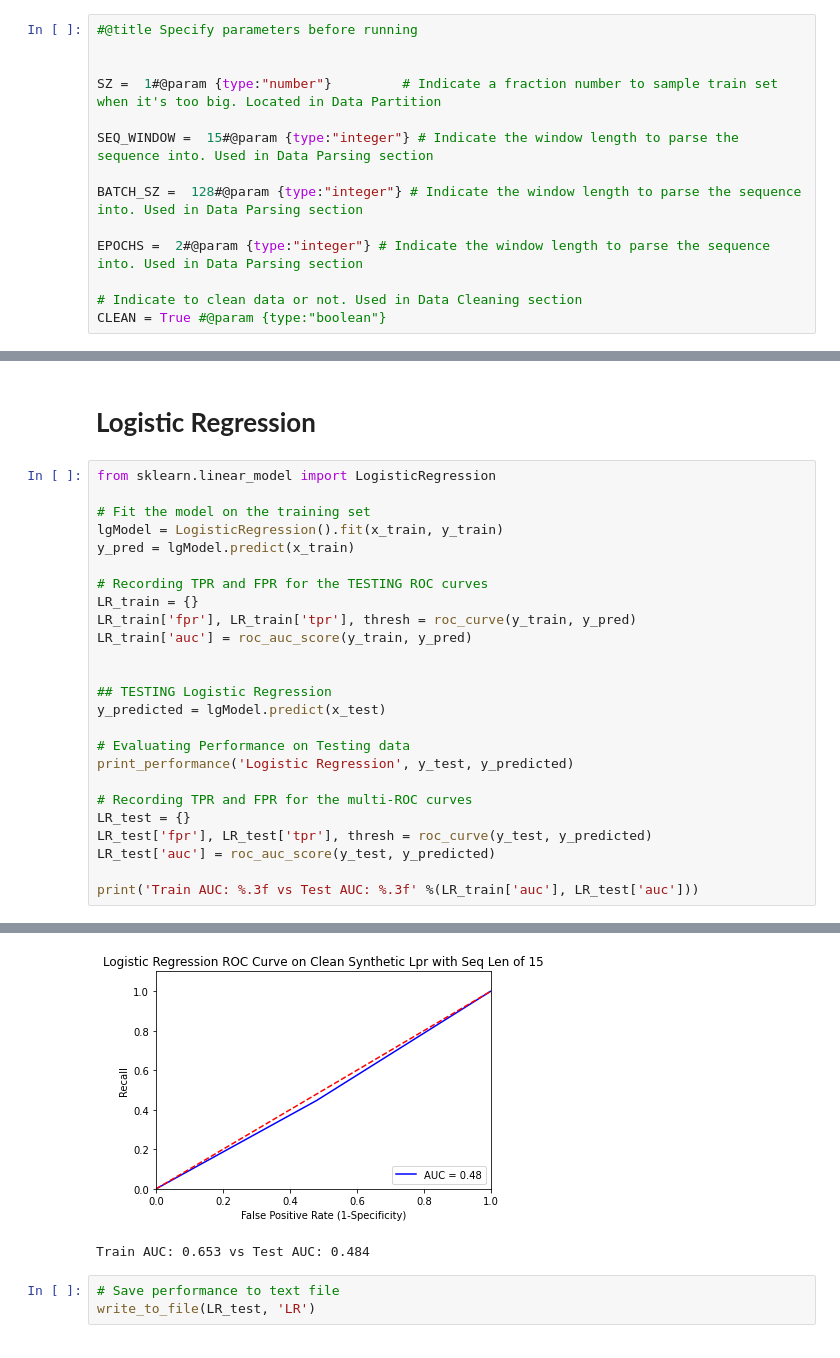
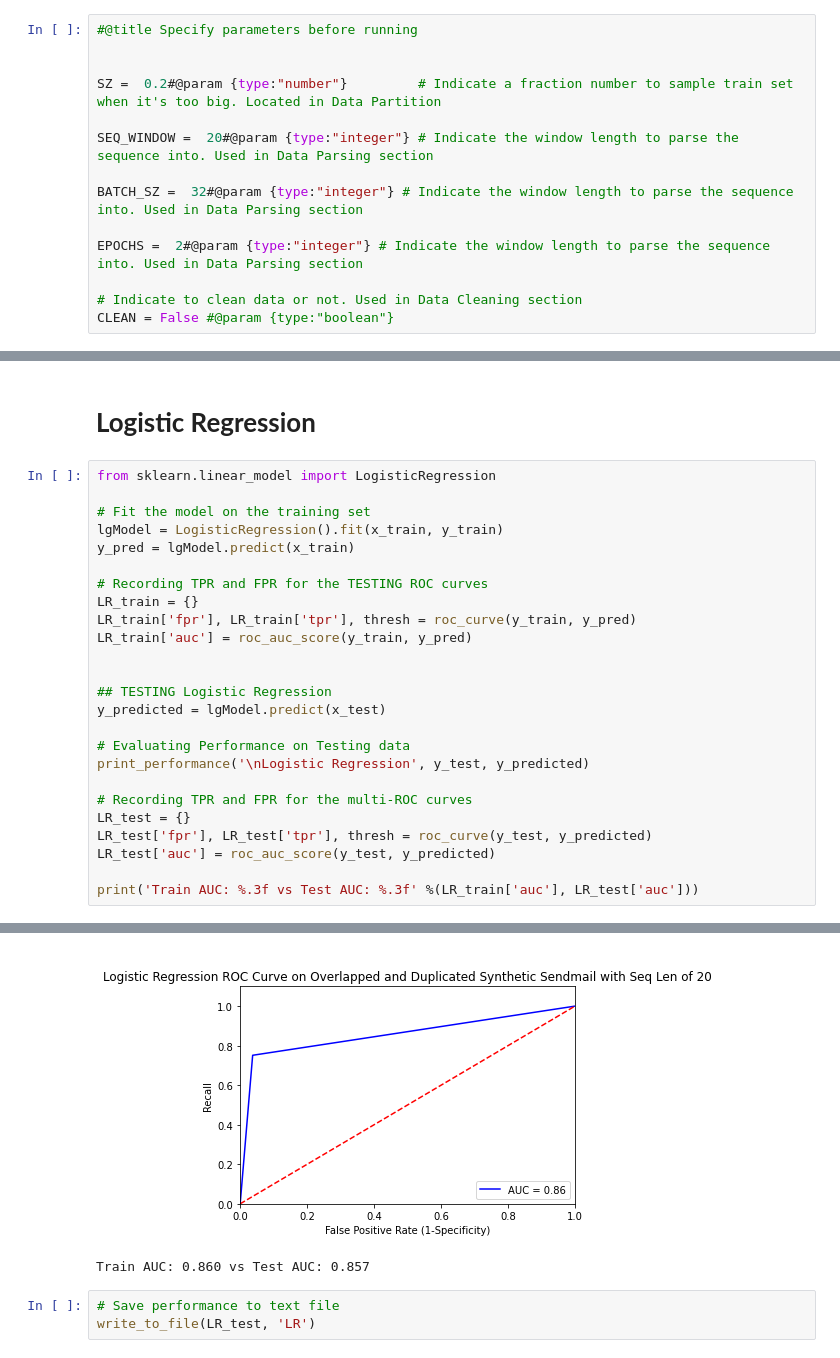
Before and after one commit to NganTran-0017/HIDS, a Jupyter notebook: ML_HIDS.ipynb, the cells around one changed output, grey strips where cells are left out. Cells and saved outputs as stored; diff of their text form.

```diff
--- a/ML_HIDS.ipynb
+++ b/ML_HIDS.ipynb
@@ -7,16 +7,16 @@
 #@title Specify parameters before running
 
 
-SZ =  1#@param {type:"number"}         # Indicate a fraction number to sample train set when it's too big. Located in Data Partition
+SZ =  0.2#@param {type:"number"}         # Indicate a fraction number to sample train set when it's too big. Located in Data Partition
 
-SEQ_WINDOW =  15#@param {type:"integer"} # Indicate the window length to parse the sequence into. Used in Data Parsing section
+SEQ_WINDOW =  20#@param {type:"integer"} # Indicate the window length to parse the sequence into. Used in Data Parsing section
 
-BATCH_SZ =  128#@param {type:"integer"} # Indicate the window length to parse the sequence into. Used in Data Parsing section
+BATCH_SZ =  32#@param {type:"integer"} # Indicate the window length to parse the sequence into. Used in Data Parsing section
 
 EPOCHS =  2#@param {type:"integer"} # Indicate the window length to parse the sequence into. Used in Data Parsing section
 
 # Indicate to clean data or not. Used in Data Cleaning section
-CLEAN = True #@param {type:"boolean"}
+CLEAN = False #@param {type:"boolean"}
 # %%
 import pandas as pd
 import numpy as np
@@ -708,7 +705,7 @@ LR_train['auc'] = roc_auc_score(y_train, y_pred)
 y_predicted = lgModel.predict(x_test)
 
 # Evaluating Performance on Testing data
-print_performance('Logistic Regression', y_test, y_predicted)
+print_performance('\nLogistic Regression', y_test, y_predicted)
 
 # Recording TPR and FPR for the multi-ROC curves
 LR_test = {}
@@ -740,5 +737,5 @@ AUC: 0.48
-[figure, old version]
+[figure, new version]
-Train AUC: 0.653 vs Test AUC: 0.484
+Train AUC: 0.860 vs Test AUC: 0.857
 # %%
 # Save performance to text file
 write_to_file(LR_test, 'LR')
```
Also changed, not shown: parts of 32 cells of this notebook.
